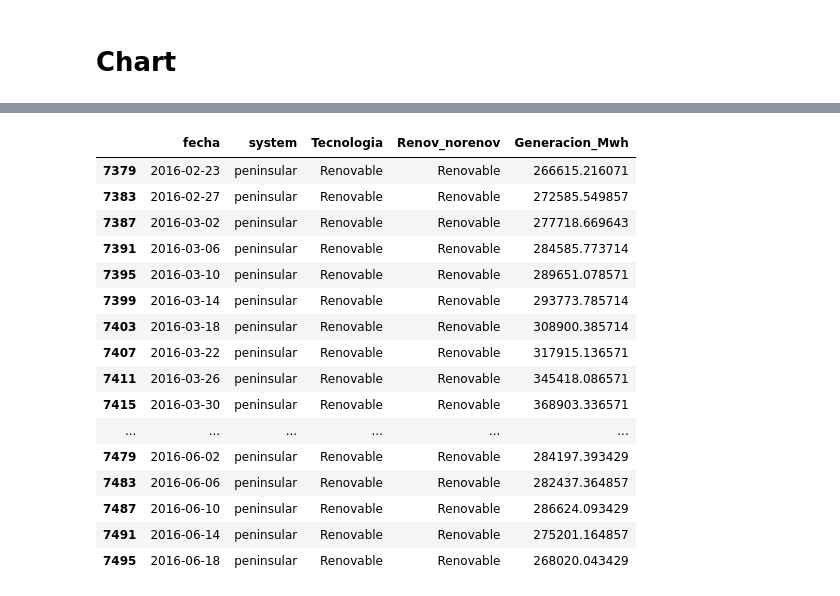
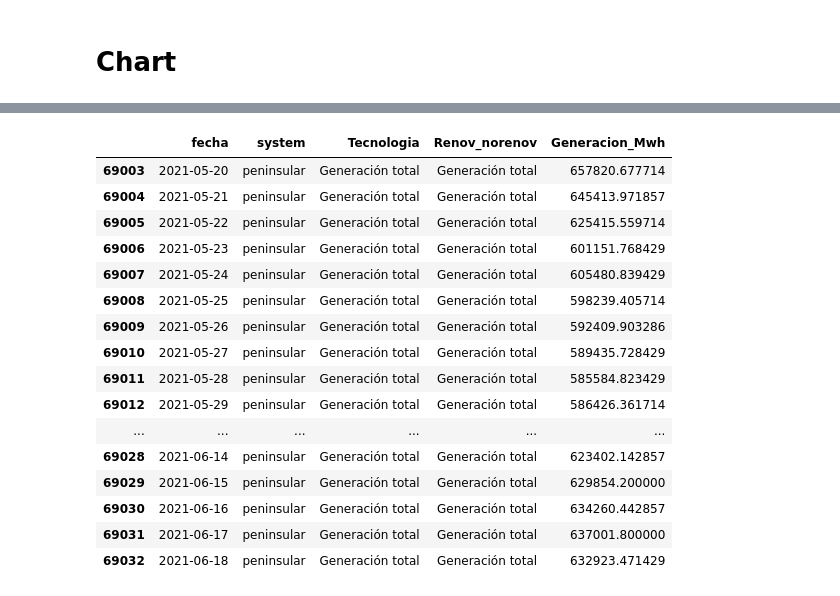
Before and after one commit to sotodosos/ClasesMaster26, a Jupyter notebook: Python/2-TFM Analysis and preprocesing.ipynb, the cells around one changed output, grey strips where cells are left out. Saved outputs shown, nothing was run; the diff lists cells and outputs as text; code cells hidden in the pictures.

```diff
--- a/Python/2-TFM Analysis and preprocesing.ipynb
+++ b/Python/2-TFM Analysis and preprocesing.ipynb
@@ -602,3 +604,3 @@ df_renov_tech.reset_index(inplace=True,drop=True)
 # %%
-df_rolling=df_renov_tech.groupby(['system','Tecnologia','Renov_norenov'])['Generacion_Mwh'].rolling(7,7).mean().reset_index()
+df_rolling=df_ree_filtered.groupby(['system','Tecnologia','Renov_norenov'])['Generacion_Mwh'].rolling(7,7).mean().reset_index()
 df_rolling.set_index('level_3',inplace=True)
@@ -605,22 +622,21 @@ df_rolling.set_index('level_3',inplace=True)
 # %%
 df_rolling=pd.merge(df_ree_filtered[['fecha']],df_rolling,how='left',left_index=True,right_index=True)
+df_rolling[df_rolling['system']=='peninsular'].tail()
+# %% [output]
+|  | fecha | system | Tecnologia | Renov_norenov | Generacion_Mwh |
+| 69003 | 2021-05-20 | peninsular | Generación total | Generación total | 657820.677714 |
+| 69004 | 2021-05-21 | peninsular | Generación total | Generación total | 645413.971857 |
+| 69005 | 2021-05-22 | peninsular | Generación total | Generación total | 625415.559714 |
+| 69006 | 2021-05-23 | peninsular | Generación total | Generación total | 601151.768429 |
+| 69007 | 2021-05-24 | peninsular | Generación total | Generación total | 605480.839429 |
+| 69008 | 2021-05-25 | peninsular | Generación total | Generación total | 598239.405714 |
+| 69009 | 2021-05-26 | peninsular | Generación total | Generación total | 592409.903286 |
+| 69010 | 2021-05-27 | peninsular | Generación total | Generación total | 589435.728429 |
+| 69011 | 2021-05-28 | peninsular | Generación total | Generación total | 585584.823429 |
+| 69012 | 2021-05-29 | peninsular | Generación total | Generación total | 586426.361714 |
+| ... | ... | ... | ... | ... | ... |
+| 69028 | 2021-06-14 | peninsular | Generación total | Generación total | 623402.142857 |
+| 69029 | 2021-06-15 | peninsular | Generación total | Generación total | 629854.200000 |
+| 69030 | 2021-06-16 | peninsular | Generación total | Generación total | 634260.442857 |
+| 69031 | 2021-06-17 | peninsular | Generación total | Generación total | 637001.800000 |
+| 69032 | 2021-06-18 | peninsular | Generación total | Generación total | 632923.471429 |
-# %%
-df_rolling[(df_rolling['system']=='peninsular') & (df_rolling['Tecnologia']=='Renovable')].tail(30)
-# %% [output]
-|  | fecha | system | Tecnologia | Renov_norenov | Generacion_Mwh |
-| 7379 | 2016-02-23 | peninsular | Renovable | Renovable | 266615.216071 |
-| 7383 | 2016-02-27 | peninsular | Renovable | Renovable | 272585.549857 |
-| 7387 | 2016-03-02 | peninsular | Renovable | Renovable | 277718.669643 |
-| 7391 | 2016-03-06 | peninsular | Renovable | Renovable | 284585.773714 |
-| 7395 | 2016-03-10 | peninsular | Renovable | Renovable | 289651.078571 |
-| 7399 | 2016-03-14 | peninsular | Renovable | Renovable | 293773.785714 |
-| 7403 | 2016-03-18 | peninsular | Renovable | Renovable | 308900.385714 |
-| 7407 | 2016-03-22 | peninsular | Renovable | Renovable | 317915.136571 |
-| 7411 | 2016-03-26 | peninsular | Renovable | Renovable | 345418.086571 |
-| 7415 | 2016-03-30 | peninsular | Renovable | Renovable | 368903.336571 |
-| ... | ... | ... | ... | ... | ... |
-| 7479 | 2016-06-02 | peninsular | Renovable | Renovable | 284197.393429 |
-| 7483 | 2016-06-06 | peninsular | Renovable | Renovable | 282437.364857 |
-| 7487 | 2016-06-10 | peninsular | Renovable | Renovable | 286624.093429 |
-| 7491 | 2016-06-14 | peninsular | Renovable | Renovable | 275201.164857 |
-| 7495 | 2016-06-18 | peninsular | Renovable | Renovable | 268020.043429 |
```
Also changed, not shown: parts of 40 cells of this notebook, 5 other files.
